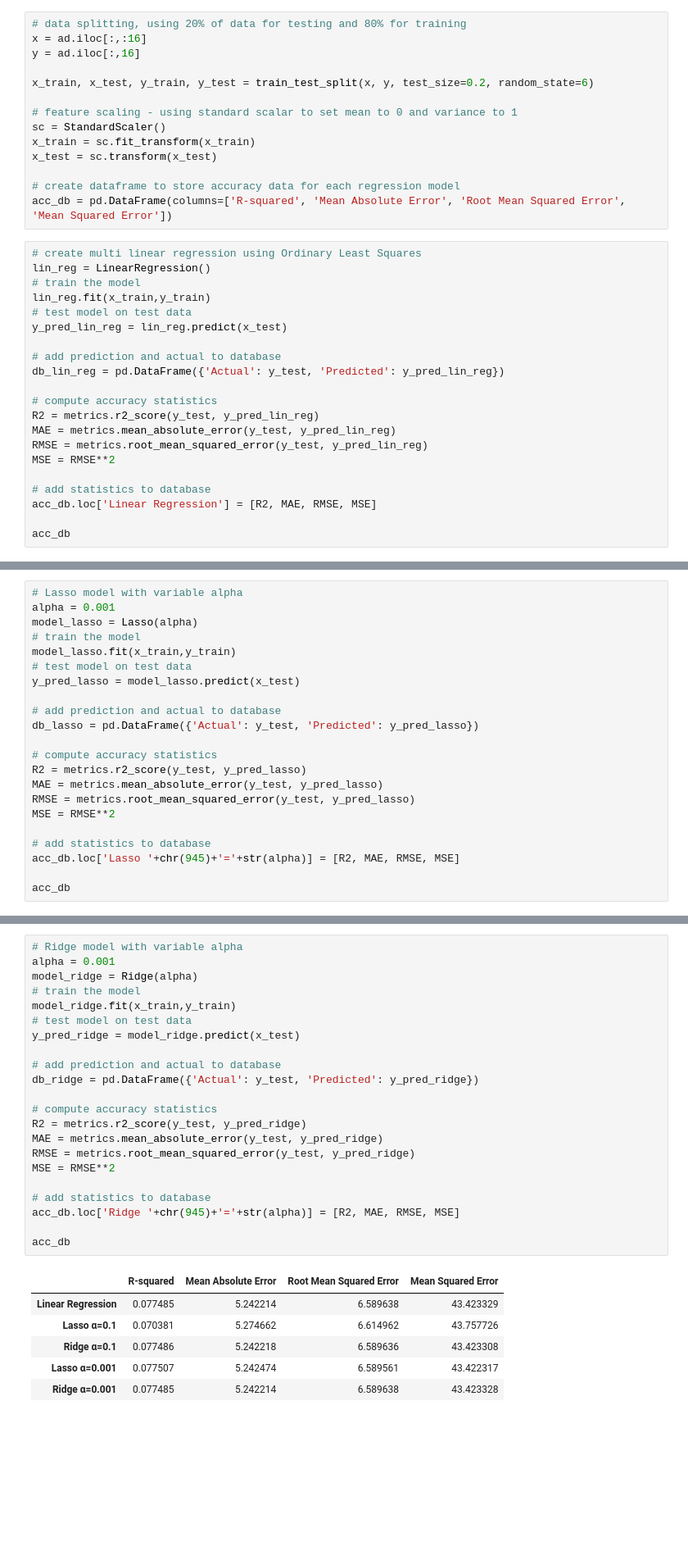
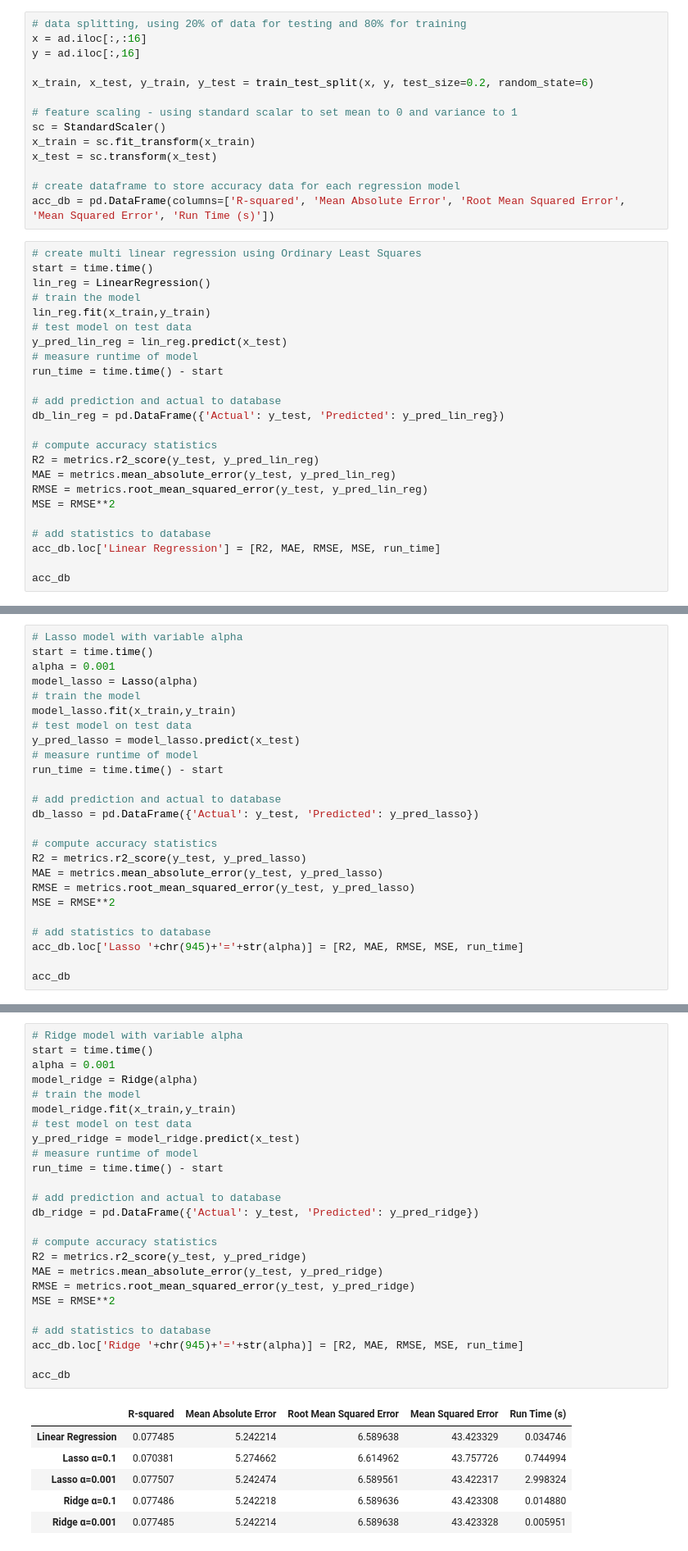
Before and after one commit to aferguson15235/tda, a Jupyter notebook: linear_regression.ipynb, the cells around one changed output, grey strips where cells are left out. Shown: that part at 82% size. Saved outputs shown, nothing was run; the diff lists cells and outputs as text; blank space fills up the shorter version.

```diff
--- a/linear_regression.ipynb
+++ b/linear_regression.ipynb
@@ -192,14 +193,17 @@ x_train = sc.fit_transform(x_train)
 x_test = sc.transform(x_test)
 
 # create dataframe to store accuracy data for each regression model
-acc_db = pd.DataFrame(columns=['R-squared', 'Mean Absolute Error', 'Root Mean Squared Error', 'Mean Squared Error'])
+acc_db = pd.DataFrame(columns=['R-squared', 'Mean Absolute Error', 'Root Mean Squared Error', 'Mean Squared Error', 'Run Time (s)'])
 # %%
 # create multi linear regression using Ordinary Least Squares
+start = time.time()
 lin_reg = LinearRegression()
 # train the model
 lin_reg.fit(x_train,y_train)
 # test model on test data
 y_pred_lin_reg = lin_reg.predict(x_test)
+# measure runtime of model
+run_time = time.time() - start
 
 # add prediction and actual to database
 db_lin_reg = pd.DataFrame({'Actual': y_test, 'Predicted': y_pred_lin_reg})
@@ -211,7 +215,7 @@ RMSE = metrics.root_mean_squared_error(y_test, y_pred_lin_reg)
 MSE = RMSE**2
 
 # add statistics to database
-acc_db.loc['Linear Regression'] = [R2, MAE, RMSE, MSE]
+acc_db.loc['Linear Regression'] = [R2, MAE, RMSE, MSE, run_time]
 
 acc_db
 # %% [output]
@@ -220,11 +224,14 @@ acc_db
 # %%
 # Lasso model with variable alpha
+start = time.time()
 alpha = 0.001
 model_lasso = Lasso(alpha)
 # train the model
 model_lasso.fit(x_train,y_train)
 # test model on test data
 y_pred_lasso = model_lasso.predict(x_test)
+# measure runtime of model
+run_time = time.time() - start
 
 # add prediction and actual to database
 db_lasso = pd.DataFrame({'Actual': y_test, 'Predicted': y_pred_lasso})
@@ -236,7 +243,7 @@ RMSE = metrics.root_mean_squared_error(y_test, y_pred_lasso)
 MSE = RMSE**2
 
 # add statistics to database
-acc_db.loc['Lasso '+chr(945)+'='+str(alpha)] = [R2, MAE, RMSE, MSE]
+acc_db.loc['Lasso '+chr(945)+'='+str(alpha)] = [R2, MAE, RMSE, MSE, run_time]
 
 acc_db
 # %% [output]
@@ -248,32 +254,35 @@ acc_db
 # %%
 # Ridge model with variable alpha
+start = time.time()
 alpha = 0.001
 model_ridge = Ridge(alpha)
 # train the model
 model_ridge.fit(x_train,y_train)
 # test model on test data
 y_pred_ridge = model_ridge.predict(x_test)
+# measure runtime of model
+run_time = time.time() - start
 
 # add prediction and actual to database
 db_ridge = pd.DataFrame({'Actual': y_test, 'Predicted': y_pred_ridge})
 
 # compute accuracy statistics
 R2 = metrics.r2_score(y_test, y_pred_ridge)
 MAE = metrics.mean_absolute_error(y_test, y_pred_ridge)
 RMSE = metrics.root_mean_squared_error(y_test, y_pred_ridge)
 MSE = RMSE**2
 
 # add statistics to database
-acc_db.loc['Ridge '+chr(945)+'='+str(alpha)] = [R2, MAE, RMSE, MSE]
+acc_db.loc['Ridge '+chr(945)+'='+str(alpha)] = [R2, MAE, RMSE, MSE, run_time]
 
 acc_db
 # %% [output]
-|  | R-squared | Mean Absolute Error | Root Mean Squared Error | Mean Squared Error |
-| Linear Regression | 0.077485 | 5.242214 | 6.589638 | 43.423329 |
-| Lasso α=0.1 | 0.070381 | 5.274662 | 6.614962 | 43.757726 |
-| Ridge α=0.1 | 0.077486 | 5.242218 | 6.589636 | 43.423308 |
-| Lasso α=0.001 | 0.077507 | 5.242474 | 6.589561 | 43.422317 |
-| Ridge α=0.001 | 0.077485 | 5.242214 | 6.589638 | 43.423328 |
+|  | R-squared | Mean Absolute Error | Root Mean Squared Error | Mean Squared Error | Run Time (s) |
+| Linear Regression | 0.077485 | 5.242214 | 6.589638 | 43.423329 | 0.034746 |
+| Lasso α=0.1 | 0.070381 | 5.274662 | 6.614962 | 43.757726 | 0.744994 |
+| Lasso α=0.001 | 0.077507 | 5.242474 | 6.589561 | 43.422317 | 2.998324 |
+| Ridge α=0.1 | 0.077486 | 5.242218 | 6.589636 | 43.423308 | 0.014880 |
+| Ridge α=0.001 | 0.077485 | 5.242214 | 6.589638 | 43.423328 | 0.005951 |
 # %%
 # Finding suitable alpha by repeated k fold analysis
 cv = RepeatedKFold(n_splits=5, n_repeats=2, random_state=1)
```
Also changed, not shown: parts of 6 cells of this notebook, 1 other file.
